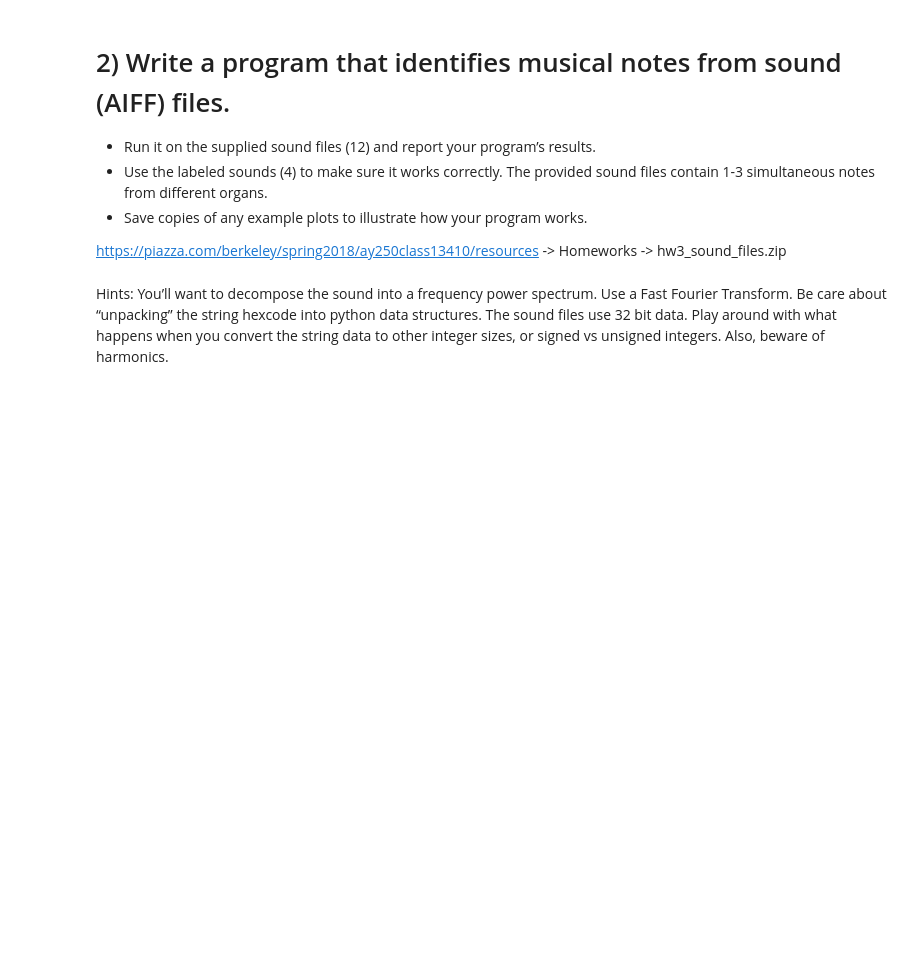
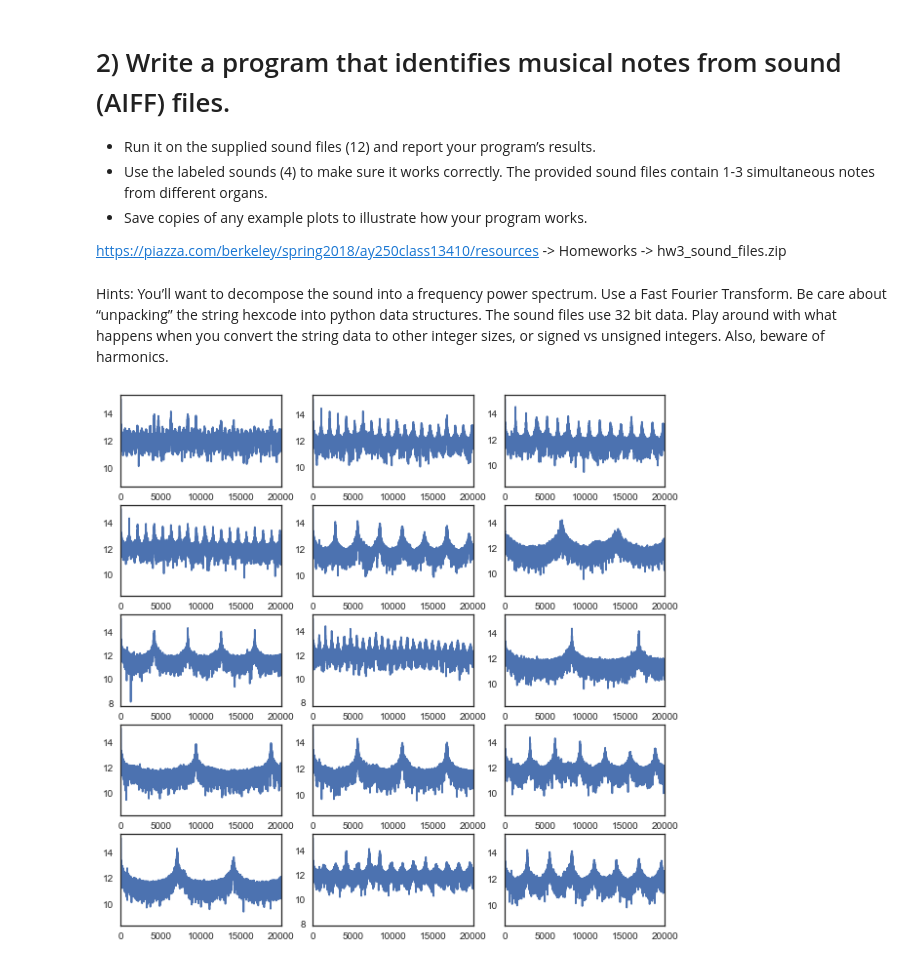
Before and after one commit to ckgrosch/groschner-python-ay250-homework, a Jupyter notebook: hw_3/homework.ipynb, the cells around one changed output. Drawn from its saved outputs; the diff is of its cells as text; code cells hidden in the pictures; blank space fills up the shorter version.

```diff
--- a/hw_3/homework.ipynb
+++ b/hw_3/homework.ipynb
@@ -305,0 +336,31 @@ Hints: You’ll want to decompose the sound into a frequency power spectrum. Use
+# %%
+length, rate_list, data, filenames = aiff_convert('sound_files', dt = 'uint32')
+# %%
+f = plt.figure(figsize=(10,10))
+
+ax1 = plt.subplot2grid((5, 3), (0, 0))
+ax2 = plt.subplot2grid((5, 3), (0, 1))
+ax3 = plt.subplot2grid((5, 3), (0, 2))
+ax4 = plt.subplot2grid((5, 3), (1, 0))
+ax5 = plt.subplot2grid((5, 3), (1, 1))
+ax6 = plt.subplot2grid((5, 3), (1, 2))
+ax7 = plt.subplot2grid((5, 3), (2, 0))
+ax8 = plt.subplot2grid((5, 3), (2, 1))
+ax9 = plt.subplot2grid((5, 3), (2, 2))
+ax10 = plt.subplot2grid((5, 3), (3, 0))
+ax11 = plt.subplot2grid((5, 3), (3, 1))
+ax12 = plt.subplot2grid((5, 3), (3, 2))
+ax13 = plt.subplot2grid((5, 3), (4, 0))
+ax14 = plt.subplot2grid((5, 3), (4, 1))
+ax15 = plt.subplot2grid((5, 3), (4, 2))
+
+axes_list = [ax1,ax2,ax3,ax4,ax5,ax6,ax7,ax8,ax9,ax10,ax11,ax12,ax13,ax14,ax15]
+
+
+for idx,ax in enumerate(axes_list):
+#     ax.plot(np.fft.fftfreq(length[idx]),np.fft.fft(data[idx]))
+#     ax.set_xlim(-0.25,0.25)
+    ax.plot(np.log10(np.abs(np.fft.fft(data[idx]))))
+    ax.set_xlim(0,20000)
+# %% [output]
+[figure, added]
```
Also changed, not shown: parts of 5 cells of this notebook.
